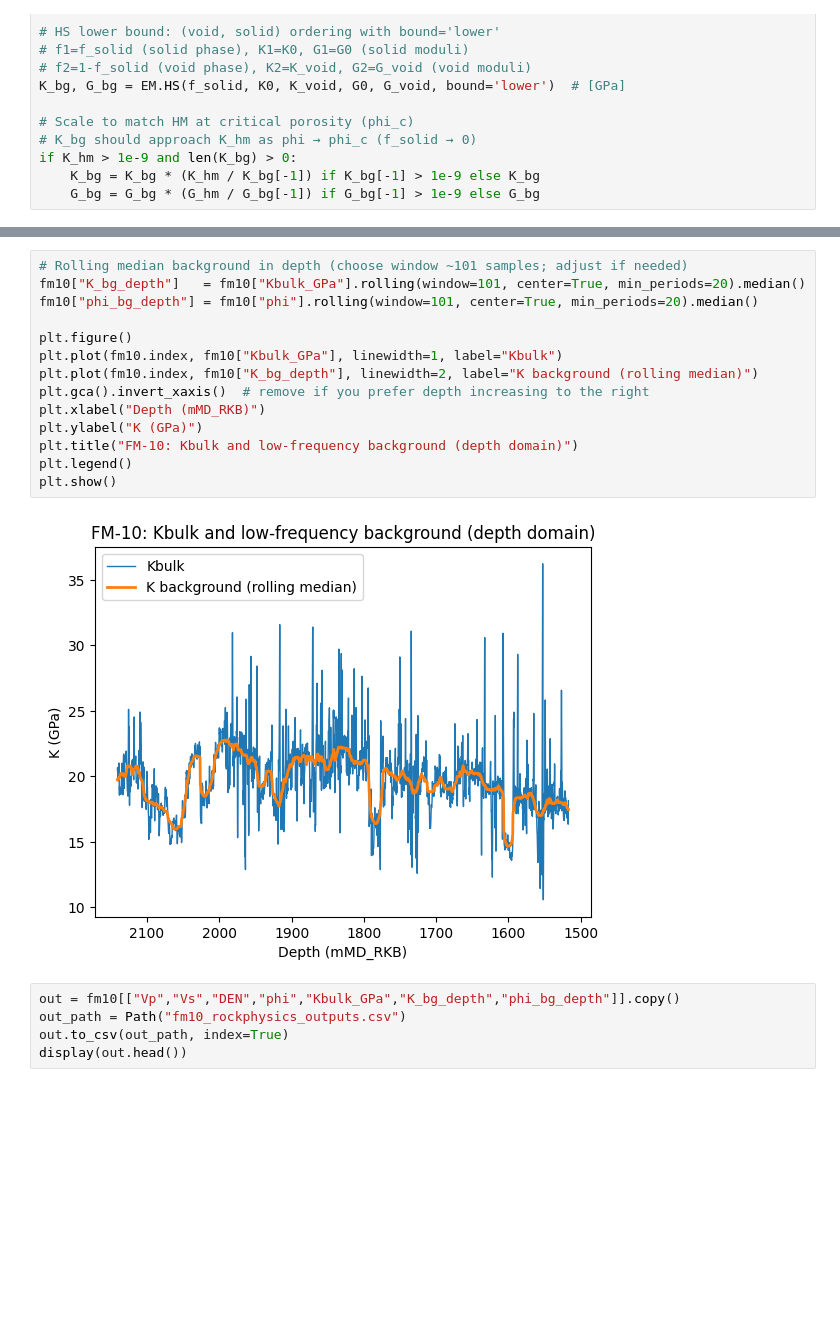
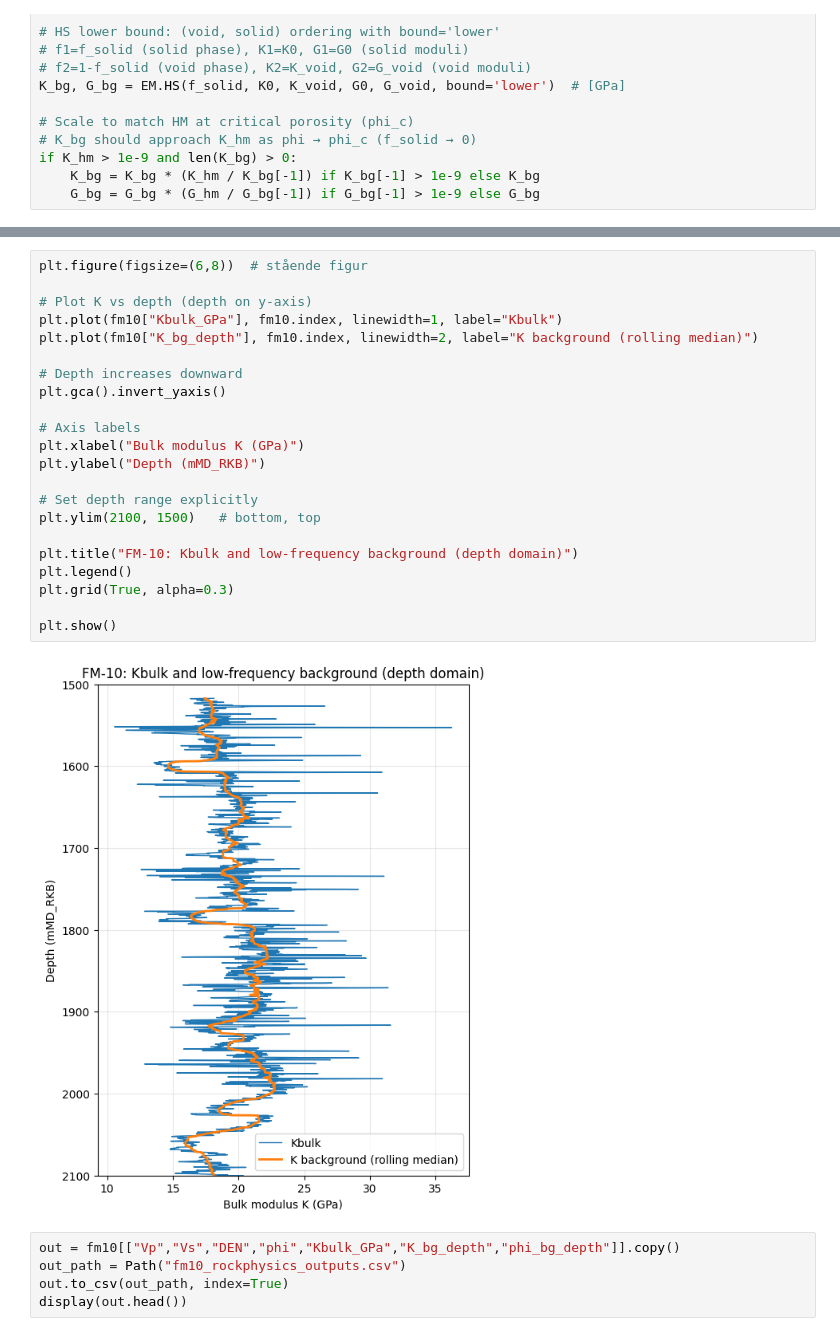
Before and after one commit to erikooooo/well_data_preprocessing, a Jupyter notebook: Excerise_1/Code/Rck_physics2.ipynb, the cells around one changed output, grey strips where cells are left out. Drawn from its saved outputs; the diff is of its cells as text; blank space fills up the shorter version.

```diff
--- a/Excerise_1/Code/Rck_physics2.ipynb
+++ b/Excerise_1/Code/Rck_physics2.ipynb
@@ -196,19 +231,27 @@ rockphypy HS params: {'phi_c': 0.4, 'Cn': 9.0, 'sigma_MPa': 20.0, 'f_red': 0.0}
 # %%
-# Rolling median background in depth (choose window ~101 samples; adjust if needed)
-fm10["K_bg_depth"]   = fm10["Kbulk_GPa"].rolling(window=101, center=True, min_periods=20).median()
-fm10["phi_bg_depth"] = fm10["phi"].rolling(window=101, center=True, min_periods=20).median()
+plt.figure(figsize=(6,8))  # stående figur
 
-plt.figure()
-plt.plot(fm10.index, fm10["Kbulk_GPa"], linewidth=1, label="Kbulk")
-plt.plot(fm10.index, fm10["K_bg_depth"], linewidth=2, label="K background (rolling median)")
-plt.gca().invert_xaxis()  # remove if you prefer depth increasing to the right
-plt.xlabel("Depth (mMD_RKB)")
-plt.ylabel("K (GPa)")
+# Plot K vs depth (depth on y-axis)
+plt.plot(fm10["Kbulk_GPa"], fm10.index, linewidth=1, label="Kbulk")
+plt.plot(fm10["K_bg_depth"], fm10.index, linewidth=2, label="K background (rolling median)")
+
+# Depth increases downward
+plt.gca().invert_yaxis()
+
+# Axis labels
+plt.xlabel("Bulk modulus K (GPa)")
+plt.ylabel("Depth (mMD_RKB)")
+
+# Set depth range explicitly
+plt.ylim(2100, 1500)   # bottom, top
+
 plt.title("FM-10: Kbulk and low-frequency background (depth domain)")
 plt.legend()
+plt.grid(True, alpha=0.3)
+
 plt.show()
 # %% [output]
-[figure, old version]
+[figure, new version]
 # %%
 out = fm10[["Vp","Vs","DEN","phi","Kbulk_GPa","K_bg_depth","phi_bg_depth"]].copy()
 out_path = Path("fm10_rockphysics_outputs.csv")
```
Also changed, not shown: parts of 2 cells of this notebook.
